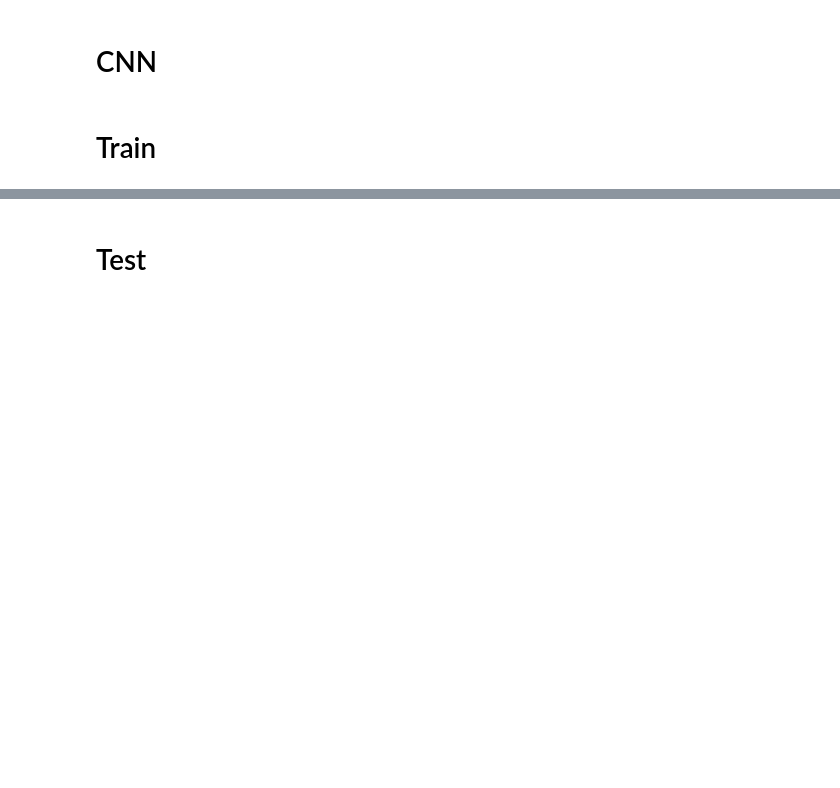
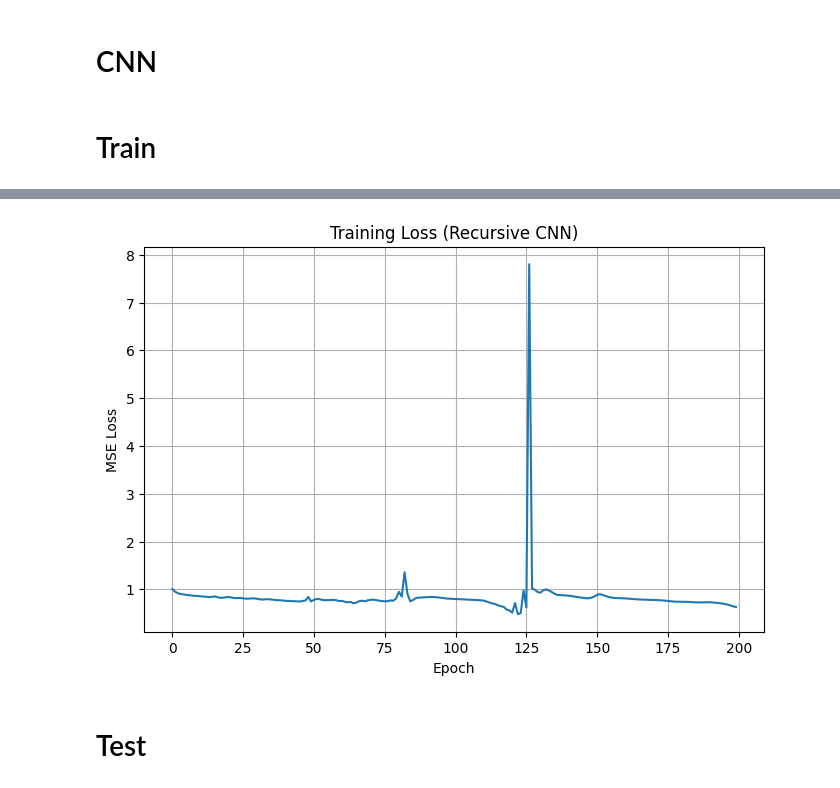
Before and after one commit to mmatinm/Deep-Learning-Projects, a Jupyter notebook: nonlinear-system-identification/identification.ipynb, the cells around one changed output, grey strips where cells are left out. Cells and saved outputs as stored; diff of their text form; code cells hidden in the pictures; blank space fills up the shorter version.

```diff
--- a/nonlinear-system-identification/identification.ipynb
+++ b/nonlinear-system-identification/identification.ipynb
@@ -417,40 +431,50 @@ criterion = nn.MSELoss()
 # %% [markdown]
 # Train
 # %%
+
 num_epochs = 200
+history_len = 100
 train_losses = []
 
-X_train_scaled = np.array(X_train_scaled)
-Y_train_scaled = np.array(Y_train_scaled)
+# Pad beginning with first sample repeated for warm-up history
+initial_window = np.tile(X_train_scaled[0], (history_len, 1))  # shape (15, 5)
 
 for epoch in range(num_epochs):
     model.train()
     optimizer.zero_grad()
 
-    X_rec = X_train_scaled[0].copy().reshape(1, -1)  # shape: (1, 5)
     preds_scaled = []
+    history = initial_window.copy()
 
     for t in range(len(X_train_scaled)):
-        # Reshape to CNN format: (batch=1, channels=5, seq_len=1)
-        X_input = torch.tensor(X_rec.T.reshape(1, 5, 1), dtype=torch.float32)
-        Y_pred = model(X_input)
-        preds_scaled.append(Y_pred)
+        input_window = torch.tensor(history[-history_len:], dtype=torch.float32).unsqueeze(0)  # shape: (1, 15, 5)
+
+        pred_scaled = model(input_window)
+        preds_scaled.append(pred_scaled)
 
         if t < len(X_train_scaled) - 1:
-            # Next torque
             next_torque = X_train_scaled[t + 1, 0].reshape(1, 1)
-            # Current predicted state
-            Y_pred_np = Y_pred.detach().numpy()
-            X_rec = np.concatenate([next_torque, Y_pred_np], axis=1)
+            pred_np = pred_scaled.detach().numpy().reshape(1, -1)
+            new_row = np.concatenate([next_torque, pred_np], axis=1)
+            history = np.vstack([history, new_row])
 
     preds_scaled = torch.cat(preds_scaled, dim=0)
-    Y_true_torch = torch.tensor(Y_train_scaled, dtype=torch.float32)
+    Y_train_torch_seq = torch.tensor(Y_train_scaled, dtype=torch.float32)
 
-    loss = criterion(preds_scaled, Y_true_torch)
+    loss = criterion(preds_scaled, Y_train_torch_seq)
     loss.backward()
     optimizer.step()
 
     train_losses.append(loss.item())
     if (epoch + 1) % 10 == 0:
         print(f"Epoch [{epoch+1}/{num_epochs}], Loss: {loss.item():.6f}")
+
+# Plot training loss
+plt.figure(figsize=(8, 5))
+plt.plot(train_losses)
+plt.xlabel("Epoch")
+plt.ylabel("MSE Loss")
+plt.title("Training Loss (Recursive CNN)")
+plt.grid(True)
+plt.show()
 # %% [output]
@@ -477,3 +501,4 @@ Epoch [200/200], Loss: 0.977361
+[figure, added]
 # %% [markdown]
 # Test
 # %%
```
Also changed, not shown: parts of 7 cells of this notebook.
